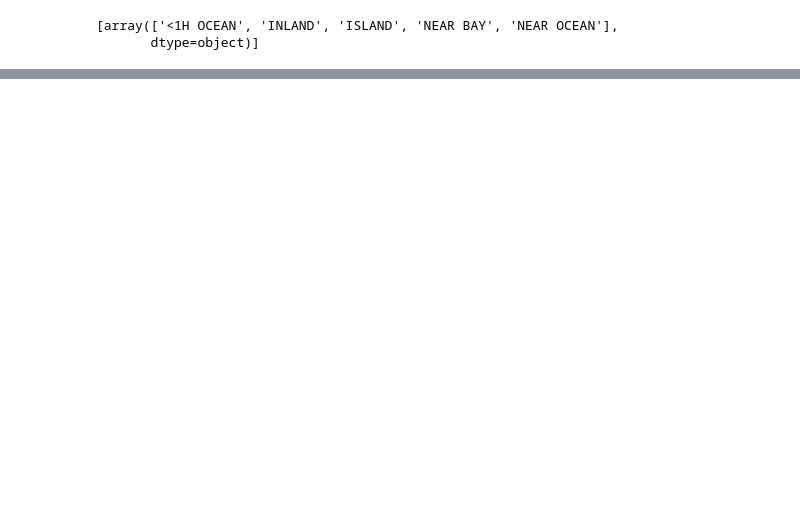
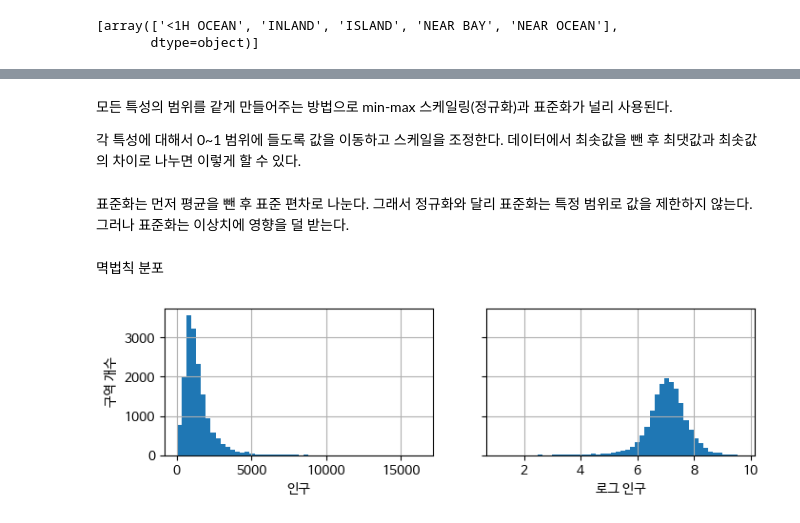
Before and after one commit to sheepjun96/Hands_On-Maching-Learning, a Jupyter notebook: 2장_머신러닝_프로젝트_처음부터_끝까지.ipynb, the cells around one changed output, grey strips where cells are left out. Saved outputs shown, nothing was run; the diff lists cells and outputs as text; code cells hidden in the pictures; blank space fills up the shorter version.

```diff
--- a/2장_머신러닝_프로젝트_처음부터_끝까지.ipynb
+++ b/2장_머신러닝_프로젝트_처음부터_끝까지.ipynb
@@ -438,0 +450,4 @@ cat_encoder.categories_
+# %% [markdown]
+모든 특성의 범위를 같게 만들어주는 방법으로 min-max 스케일링(정규화)과 표준화가 널리 사용된다.
+
+각 특성에 대해서 0~1 범위에 들도록 값을 이동하고 스케일을 조정한다. 데이터에서 최솟값을 뺀 후 최댓값과 최솟값의 차이로 나누면 이렇게 할 수 있다.
@@ -438,0 +458,2 @@ cat_encoder.categories_
+# %% [markdown]
+표준화는 먼저 평균을 뺀 후 표준 편차로 나눈다. 그래서 정규화와 달리 표준화는 특정 범위로 값을 제한하지 않는다. 그러나 표준화는 이상치에 영향을 덜 받는다.
@@ -438,0 +464,12 @@ cat_encoder.categories_
+# %% [markdown]
+멱법칙 분포
+# %%
+fig, axs = plt.subplots(1, 2, figsize=(8, 2), sharey=True)
+housing["population"].hist(ax=axs[0], bins=50)
+housing["population"].apply(np.log).hist(ax=axs[1], bins=50)
+axs[0].set_xlabel("인구")
+axs[1].set_xlabel("로그 인구")
+axs[0].set_ylabel("구역 개수")
+plt.show()
+# %% [output]
+[figure, added]
```
Also changed, not shown: parts of 27 cells of this notebook.
